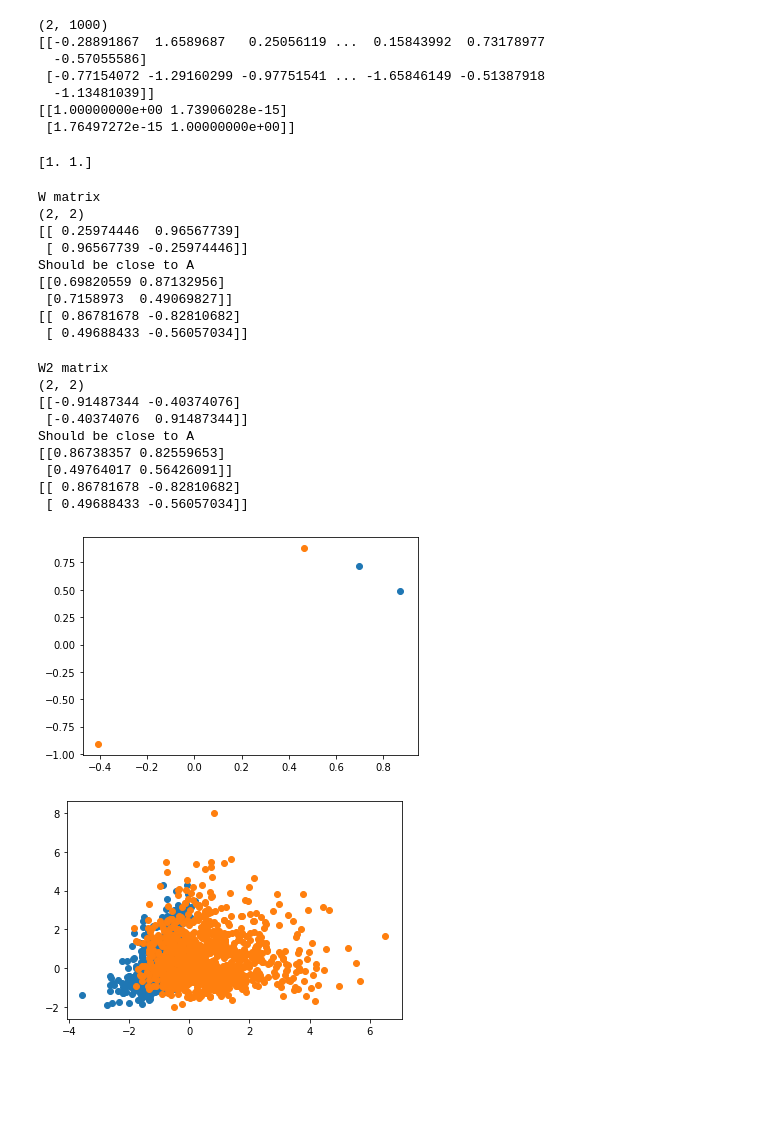
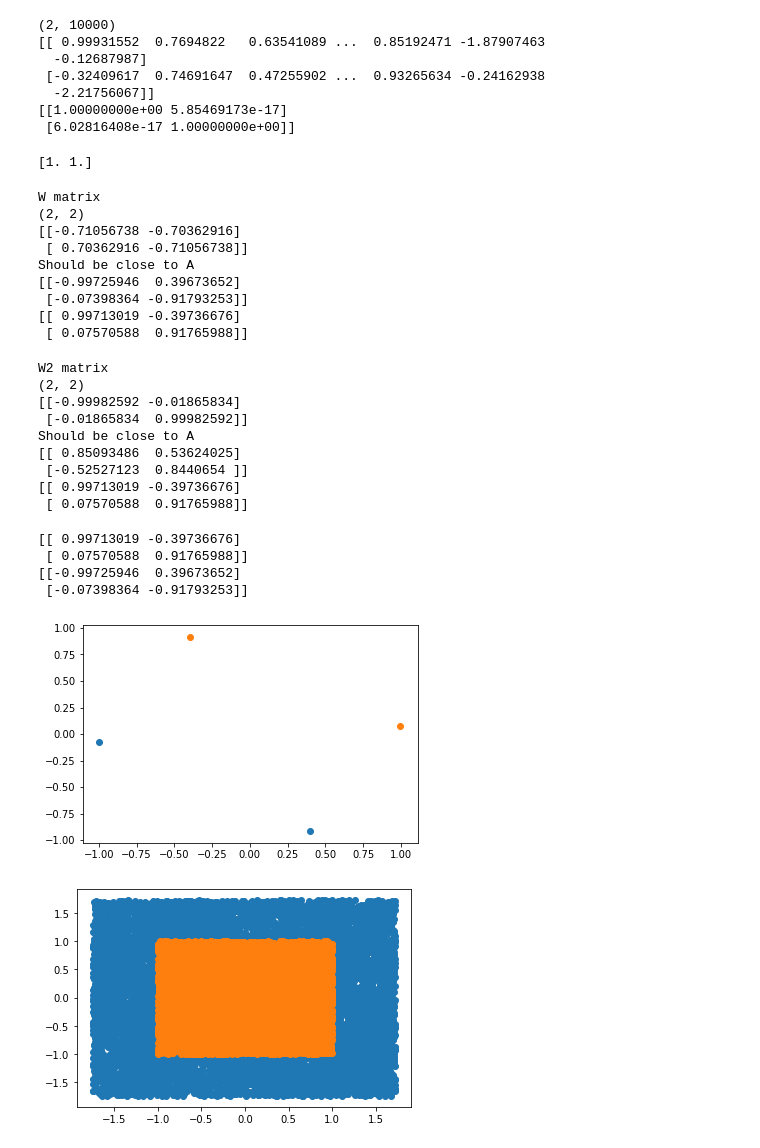
Before and after one commit to spa542/PythonPracticePrograms, a Jupyter notebook: PythonCoursePrograms/PracticePythonResearch/ica_usingPCA.ipynb, the cells around one changed output. Drawn from its saved outputs; the diff is of its cells as text; code cells hidden in the pictures; blank space fills up the shorter version.

```diff
--- a/PythonCoursePrograms/PracticePythonResearch/ica_usingPCA.ipynb
+++ b/PythonCoursePrograms/PracticePythonResearch/ica_usingPCA.ipynb
@@ -5,12 +5,13 @@ import matplotlib.pyplot as plt # Used for plotting numpy arrays
 from numpy import linalg as la # Used for finding the eigen values and vectors of a numpy array
 import matplotlib.pyplot as plt # Used for graphing
 import math # Using math function
+from itertools import permutations # For finding permutations of a matrix
 
-N = 1000 # Amount of instances
+N = 10000 # Amount of instances
 
 #S = np.random.laplace(loc=0.0, scale=1.0, size=(2,N)) # Matrix consisting of a laplace random distribution from [0,1)
 #S = np.random.logistic(loc=0.0, scale=1.0, size=(2,N)) # Matrix consisting of a logistic random distribution from [0,1)
-S = np.random.gumbel(loc=0.0, scale=1.0, size=(2,N)) # Matrix consisting of a gumbel random distribution from [0, 1)
-#S = np.random.uniform(low=-1.0, high=1.0, size=(2,N)) # Matrix consisting of a uniform random distribution from [0, 1)
+#S = np.random.gumbel(loc=0.0, scale=1.0, size=(2,N)) # Matrix consisting of a gumbel random distribution from [0, 1)
+S = np.random.uniform(low=-1.0, high=1.0, size=(2,N)) # Matrix consisting of a uniform random distribution from [0, 1)
 print(S.shape) # 2 by N matrix dimensions
 # %% [output]
@@ -28,5 +34,5 @@ plt.show()
 # %%
-A = np.random.normal(loc=0.0, scale=1.0, size=(2,2)) # Matrix consisting of a 2 by 2 Matrix, the mixing matrix
+A = normalize_cols(np.random.normal(loc=0.0, scale=1.0, size=(2,2))) # Matrix consisting of a 2 by 2 Matrix, the mixing matrix
 print(A.shape) # 2 by 2 matrix dimensions
 plt.scatter(A[0,:], A[1,:]) # Printing the matrix A
 plt.show()
@@ -41,4 +47,4 @@ print(A)
 # %%
-X = np.matmul(A, S) # 2 by N matrix that we are given and need to solve for A
+X = np.matmul(normalize_cols(A), S) # 2 by N matrix that we are given and need to solve for A
 print(X.shape) # 2 by N
 # %% [output]
@@ -119,23 +129,18 @@ print(Xwhite.shape) # Dimensions of Xwhite
 print(Xwhite)
 print((1/N) * Xwhite @ Xwhite.T) # Should be the identity
 # %% [output]
-(2, 1000)
-[[-0.28891867  1.6589687   0.25056119 ...  0.15843992  0.73178977
-  -0.57055586]
- [-0.77154072 -1.29160299 -0.97751541 ... -1.65846149 -0.51387918
-  -1.13481039]]
-[[1.00000000e+00 1.73906028e-15]
- [1.76497272e-15 1.00000000e+00]]
+(2, 10000)
+[[ 0.99931552  0.7694822   0.63541089 ...  0.85192471 -1.87907463
+  -0.12687987]
+ [-0.32409617  0.74691647  0.47255902 ...  0.93265634 -0.24162938
+  -2.21756067]]
+[[1.00000000e+00 5.85469173e-17]
+ [6.02816408e-17 1.00000000e+00]]
-# %%
-# Function used to normalize the columns to unit length so they can be compared easily
-def normalize_cols(A):
-    norms = la.norm(A,axis=0)
-    return A / np.tile(norms,(2,1))
-
-normalize_cols(A)
-print(la.norm(normalize_cols(A),axis=0))
-# %% [output]
-[1. 1.]
+# %%
+normalize_cols(A)
+print(la.norm(normalize_cols(A),axis=0))
+# %% [output]
+[1. 1.]
 # %%
 # Third step: Identify final rotation matrix that optimizes statistical independence
 _, W, Sest = fastica(Xwhite.T, fun='cube', whiten=False)
@@ -150,13 +155,13 @@ print(normalize_cols(A))
 # %% [output]
 W matrix
 (2, 2)
-[[ 0.25974446  0.96567739]
- [ 0.96567739 -0.25974446]]
+[[-0.71056738 -0.70362916]
+ [ 0.70362916 -0.71056738]]
 Should be close to A
-[[0.69820559 0.87132956]
- [0.7158973  0.49069827]]
-[[ 0.86781678 -0.82810682]
- [ 0.49688433 -0.56057034]]
+[[-0.99725946  0.39673652]
+ [-0.07398364 -0.91793253]]
+[[ 0.99713019 -0.39736676]
+ [ 0.07570588  0.91765988]]
 # %%
 # Short test without the whitening matrix pre-calculated
 K2, W2, Sest2 = fastica(X.T, fun='cube')
@@ -169,23 +174,30 @@ print(normalize_cols(A))
 # %% [output]
 W2 matrix
 (2, 2)
-[[-0.91487344 -0.40374076]
- [-0.40374076  0.91487344]]
+[[-0.99982592 -0.01865834]
+ [-0.01865834  0.99982592]]
 Should be close to A
-[[0.86738357 0.82559653]
- [0.49764017 0.56426091]]
-[[ 0.86781678 -0.82810682]
- [ 0.49688433 -0.56057034]]
+[[ 0.85093486  0.53624025]
+ [-0.52527123  0.8440654 ]]
+[[ 0.99713019 -0.39736676]
+ [ 0.07570588  0.91765988]]
 # %%
 # Printing out the comparison between A and W * Wpres
 graphW = normalize_cols(la.inv(W @ presWhite))
-graphA = normalize_cols(la.inv(A))
+graphA = normalize_cols(A)
+
+print(graphA)
+print(graphW)
 
 plt.scatter(graphW[0,:], graphW[1,:])
 plt.scatter(graphA[0,:], graphA[1,:])
 plt.show()
 # %% [output]
+[[ 0.99713019 -0.39736676]
+ [ 0.07570588  0.91765988]]
+[[-0.99725946  0.39673652]
+ [-0.07398364 -0.91793253]]
-[figure, old version]
+[figure, new version]
 # %%
 # Printing out the comparison between S and Sest without normalization
 graphSest1 = Sest.T
@@ -195,7 +207,7 @@ plt.scatter(graphSest1[0,:], graphSest1[1,:])
 plt.scatter(graphS1[0,:], graphS1[1,:])
 plt.show()
 # %% [output]
-[figure, old version]
+[figure, new version]
 # %%
 # Printing out the comparison between S and Sest normalized
 graphSest = normalize_cols(Sest.T)
```
Also changed, not shown: parts of 15 cells of this notebook, 3 other files.
